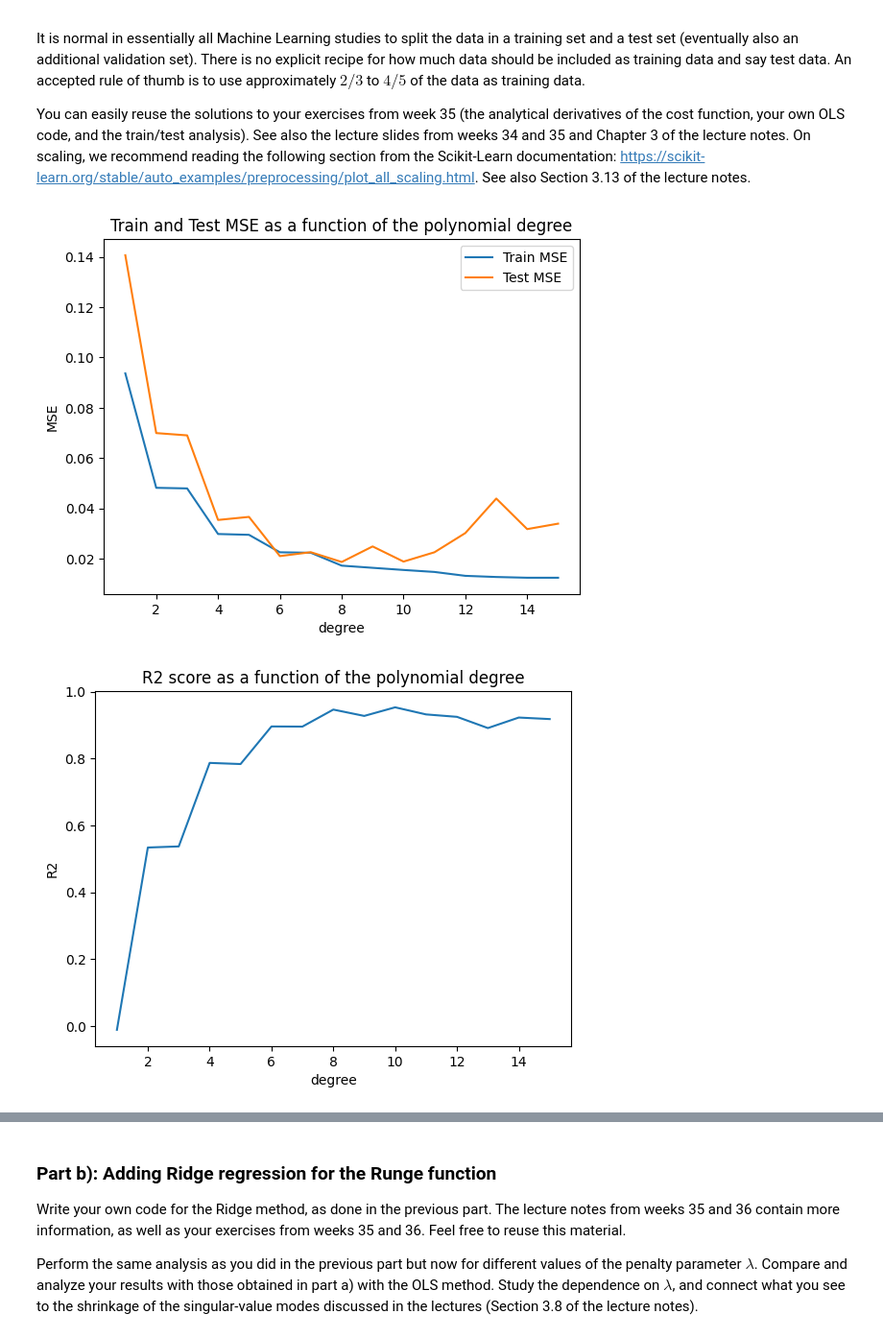
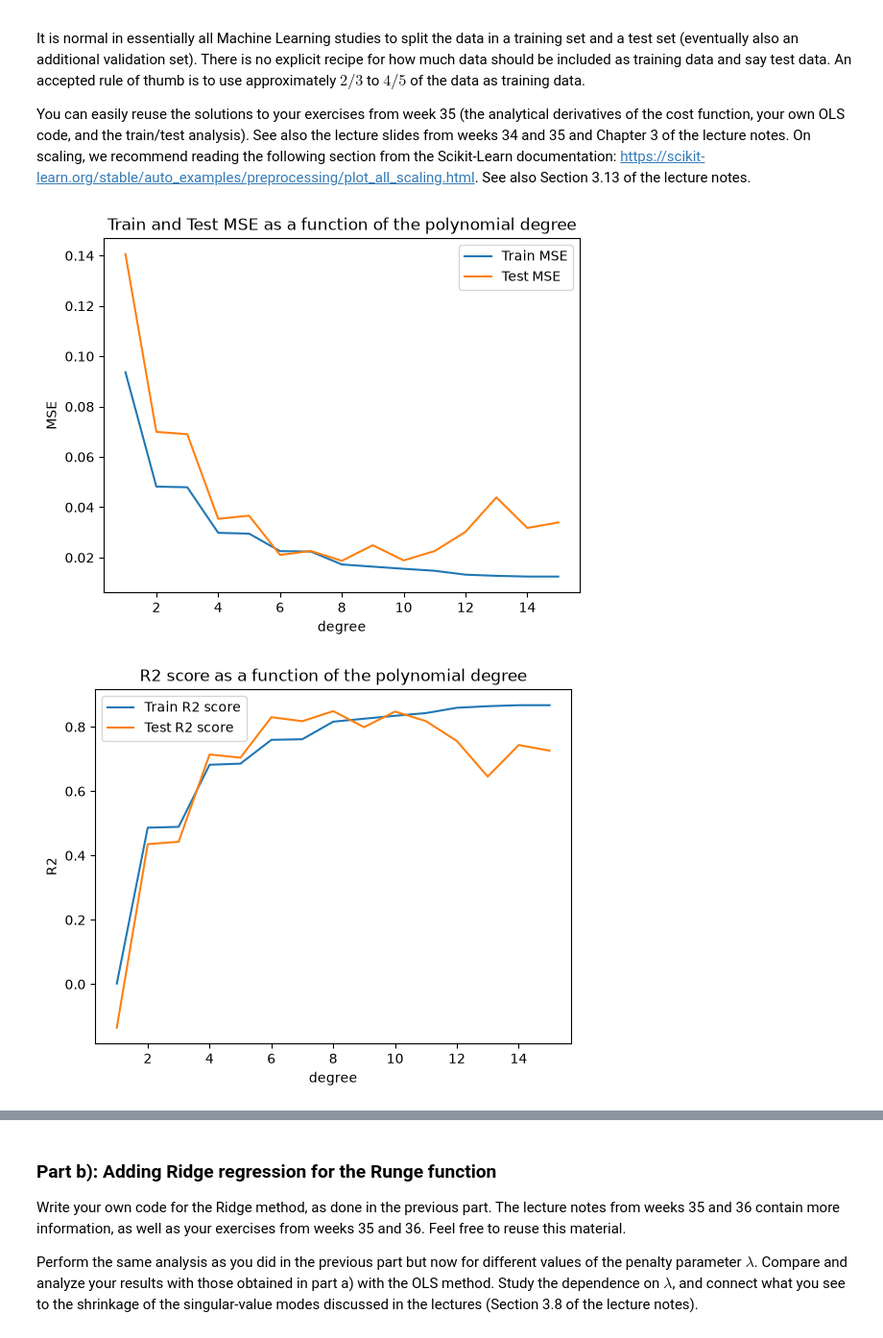
Before and after one commit to GiacomoSaporetti/FYS-STK4155-Project1, a Jupyter notebook: Project1.ipynb, the cells around one changed output, grey strips where cells are left out. Shown at 96% size. Saved outputs shown, nothing was run; the diff lists cells and outputs as text; code cells hidden in the pictures.

Commit message:
fixed R2 score in part A

```diff
--- a/Project1.ipynb
+++ b/Project1.ipynb
@@ -239,10 +239,8 @@ class Nth_degree_solver:
 
         return [self.MSE_train, self.MSE_test]
 
-    def r2_score(self, y_true):
-        X_all_norm = (self.X - self.X_mean)/(self.X_std + 1e-8)
-        y_pred = X_all_norm@self.theta + self.y_mean
-        return r2_score(y_true, y_pred)
+    def r2_score(self):
+        return r2_score(self.y_train_norm, self.y_train_tilde), r2_score(self.y_test_norm, self.y_test_tilde)
 
     def get_thetas(self):
         return self.theta
@@ -255,10 +253,12 @@ class Nth_degree_solver:
 # Arrays needed for graphs
 train_mse_array = []
 test_mse_array = []
-r2_array = []
+r2_train_array = []
+r2_test_array = []
 thetas = []
 degrees_to_test = np.arange(1, 16)
-    # Insert empty list that will contains the values of theta_i
+
+# Insert empty list that will contains the values of theta_i
 for i in range(len(degrees_to_test) +1):
     thetas.append([])
 
@@ -272,38 +272,41 @@ for p in degrees_to_test:
     test_mse_array.append(mse[1])
 
     # R2 score
-    r2 = poly.r2_score(y_true)
-    r2_array.append(r2)
+    r2 = poly.r2_score()
+    r2_train_array.append(r2[0])
+    r2_test_array.append(r2[1])
 
     # Values of theta
     for i, t in enumerate(poly.get_thetas()):
         thetas[i].append(t)
 
 
 # MSE graph
 plt.plot(degrees_to_test, train_mse_array, label="Train MSE")
 plt.plot(degrees_to_test, test_mse_array, label="Test MSE")
 plt.xlabel("degree")
 plt.ylabel("MSE")
 plt.title("Train and Test MSE as a function of the polynomial degree")
 plt.legend()
 plt.show()
 
 # R2 graph
-plt.plot(degrees_to_test, r2_array, label="R2 score")
+plt.plot(degrees_to_test, r2_train_array, label="Train R2 score")
+plt.plot(degrees_to_test, r2_test_array, label="Test R2 score")
 plt.xlabel("degree")
 plt.ylabel("R2")
 plt.title("R2 score as a function of the polynomial degree")
+plt.legend()
 plt.show()
 
 # Theta graph
 for i in degrees_to_test:
-    plt.plot(np.arange(i, 16), thetas[i], label=f"Theta {i+1}")
+    plt.plot(np.arange(i, 16), thetas[i], label=f"Theta {i}", color=(i/15,1-i/15,i/15,1))
     plt.xlabel("degree")
     plt.ylabel("Theta")
     plt.title("Theta as a function of the polynomial degree")
 plt.legend(loc='center right', bbox_to_anchor=(0.8, 0., 0.5, 0.5))
 plt.show()
 # %% [output]
-[figure, old version]
+[figure, new version]
-[figure, old version]
+[figure, new version]
```
Also changed, not shown: parts of 4 cells of this notebook.
